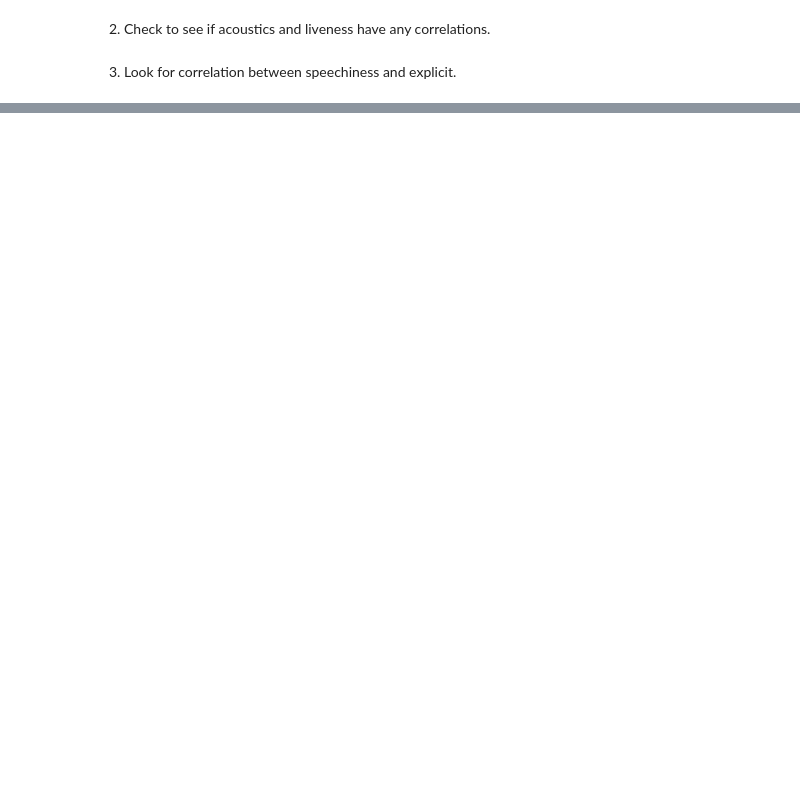
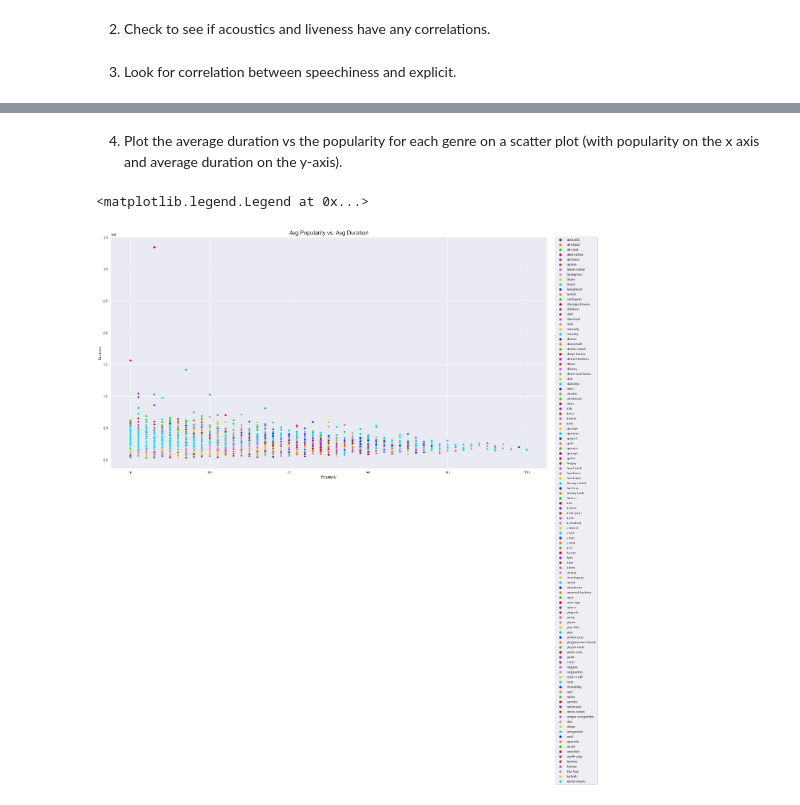
Before and after one commit to kayleeodom/Final-ds, a Jupyter notebook: Final.ipynb, the cells around one changed output, grey strips where cells are left out. Drawn from its saved outputs; the diff is of its cells as text; code cells hidden in the pictures; blank space fills up the shorter version.

```diff
--- a/Final.ipynb
+++ b/Final.ipynb
@@ -333,0 +346,21 @@ top_fifty.groupby('track_genre')['instrumentalness','tempo','energy'].mean()
+# %% [markdown]
+4. Plot the average duration vs the popularity for each genre on a scatter plot (with popularity on the x axis and average duration on the y-axis).
+# %%
+#avg_yar = df.groupby('team').total_yards.mean()
+#avg_fd = df.groupby('team').first_downs.mean()
+plt.figure(figsize=(22,12))
+sns.set_style('darkgrid')
+sns.scatterplot(
+    x=top_fifty.popularity,
+    y=top_fifty.duration_ms,
+    data=top_fifty.track_genre,
+    hue=top_fifty.track_genre,
+    palette='bright'
+)
+plt.xlabel("Popularity")
+plt.ylabel("Duration")
+plt.title("Avg Popularity vs. Avg Duration",fontsize=16)
+plt.legend(bbox_to_anchor=(1.02, 1), loc='upper left', borderaxespad=0)
+# %% [output]
+<matplotlib.legend.Legend at 0x...>
+[figure, added]
```
Also changed, not shown: parts of 7 cells of this notebook.
